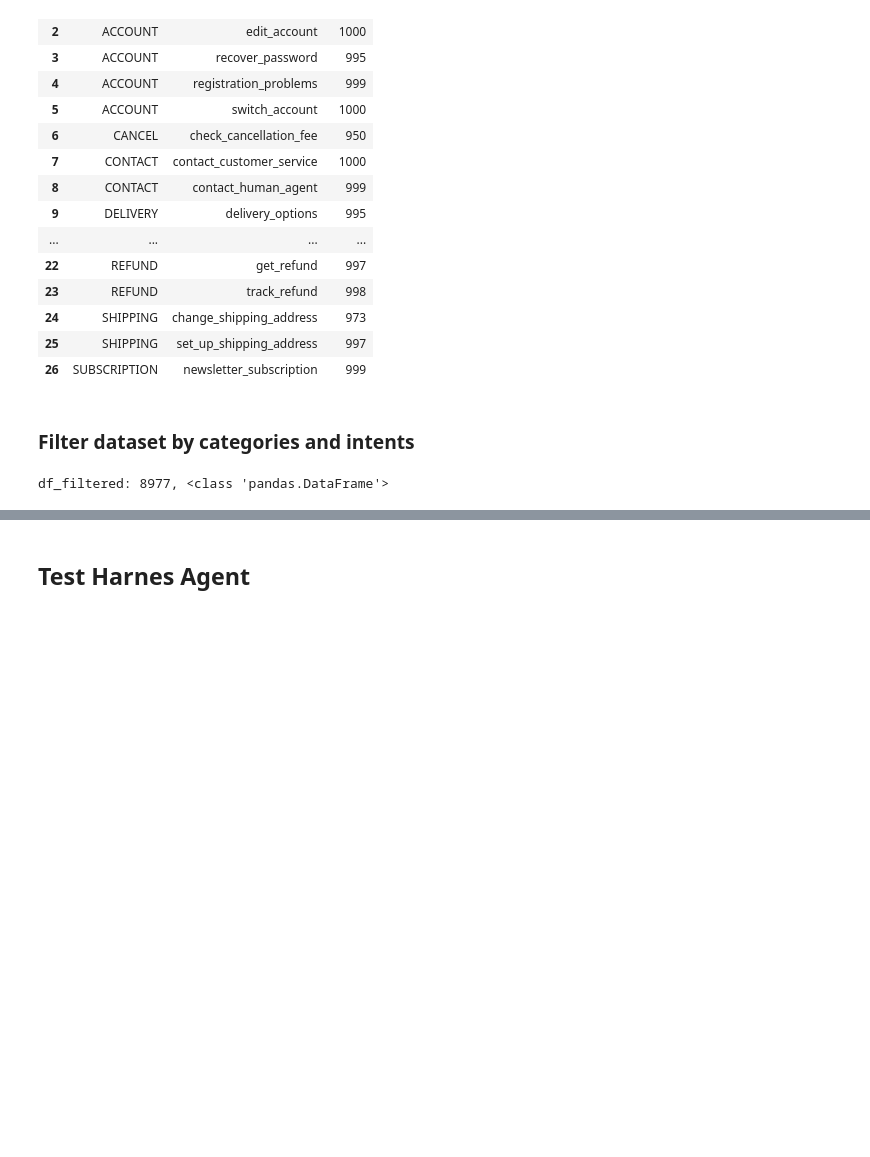
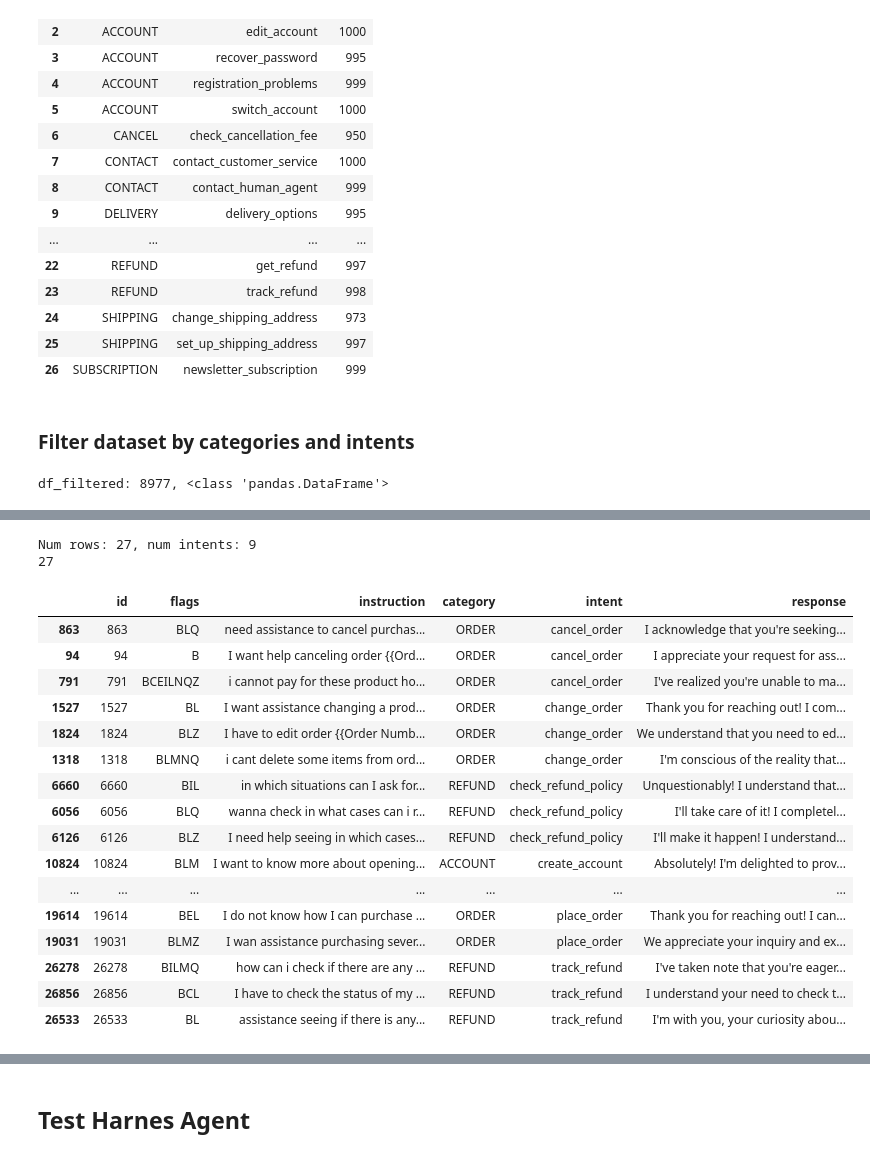
Before and after one commit to herreramaxi/Agentic_AI_CA1, a Jupyter notebook: A4AI-CA1-MaxiHerrera.ipynb, the cells around one changed output, grey strips where cells are left out. Saved outputs shown, nothing was run; the diff lists cells and outputs as text; code cells hidden in the pictures; blank space fills up the shorter version.

```diff
--- a/A4AI-CA1-MaxiHerrera.ipynb
+++ b/A4AI-CA1-MaxiHerrera.ipynb
@@ -204,6 +205,29 @@ Num rows: 27, num intents: 9
 | 25902 | 25902 | BILQ | where to track the reimbursement | REFUND | track_refund | Finding the right place to track ... |
 | 26422 | 26422 | BLZ | I expect an compensation of {{Ref... | REFUND | track_refund | Your expectations for a compensat... |
 | 26085 | 26085 | BLQ | i need help seeing the status of ... | REFUND | track_refund | I've understood, you're seeking a... |
+# %%
+plot_andpreview_dataset(train2_df)
+train2_df
+# %% [output]
+Num rows: 27, num intents: 9
+27
+|  | id | flags | instruction | category | intent | response |
+| 863 | 863 | BLQ | need assistance to cancel purchas... | ORDER | cancel_order | I acknowledge that you're seeking... |
+| 94 | 94 | B | I want help canceling order {{Ord... | ORDER | cancel_order | I appreciate your request for ass... |
+| 791 | 791 | BCEILNQZ | i cannot pay for these product ho... | ORDER | cancel_order | I've realized you're unable to ma... |
+| 1527 | 1527 | BL | I want assistance changing a prod... | ORDER | change_order | Thank you for reaching out! I com... |
+| 1824 | 1824 | BLZ | I have to edit order {{Order Numb... | ORDER | change_order | We understand that you need to ed... |
+| 1318 | 1318 | BLMNQ | i cant delete some items from ord... | ORDER | change_order | I'm conscious of the reality that... |
+| 6660 | 6660 | BIL | in which situations can I ask for... | REFUND | check_refund_policy | Unquestionably! I understand that... |
+| 6056 | 6056 | BLQ | wanna check in what cases can i r... | REFUND | check_refund_policy | I'll take care of it! I completel... |
+| 6126 | 6126 | BLZ | I need help seeing in which cases... | REFUND | check_refund_policy | I'll make it happen! I understand... |
+| 10824 | 10824 | BLM | I want to know more about opening... | ACCOUNT | create_account | Absolutely! I'm delighted to prov... |
+| ... | ... | ... | ... | ... | ... | ... |
+| 19614 | 19614 | BEL | I do not know how I can purchase ... | ORDER | place_order | Thank you for reaching out! I can... |
+| 19031 | 19031 | BLMZ | I wan assistance purchasing sever... | ORDER | place_order | We appreciate your inquiry and ex... |
+| 26278 | 26278 | BILMQ | how can i check if there are any ... | REFUND | track_refund | I've taken note that you're eager... |
+| 26856 | 26856 | BCL | I have to check the status of my ... | REFUND | track_refund | I understand your need to check t... |
+| 26533 | 26533 | BL | assistance seeing if there is any... | REFUND | track_refund | I'm with you, your curiosity abou... |
 # %%
 plot_number_records_per_intent(test1_df)
 test1_df
```
Also changed, not shown: parts of 25 cells of this notebook, 5 other files.
